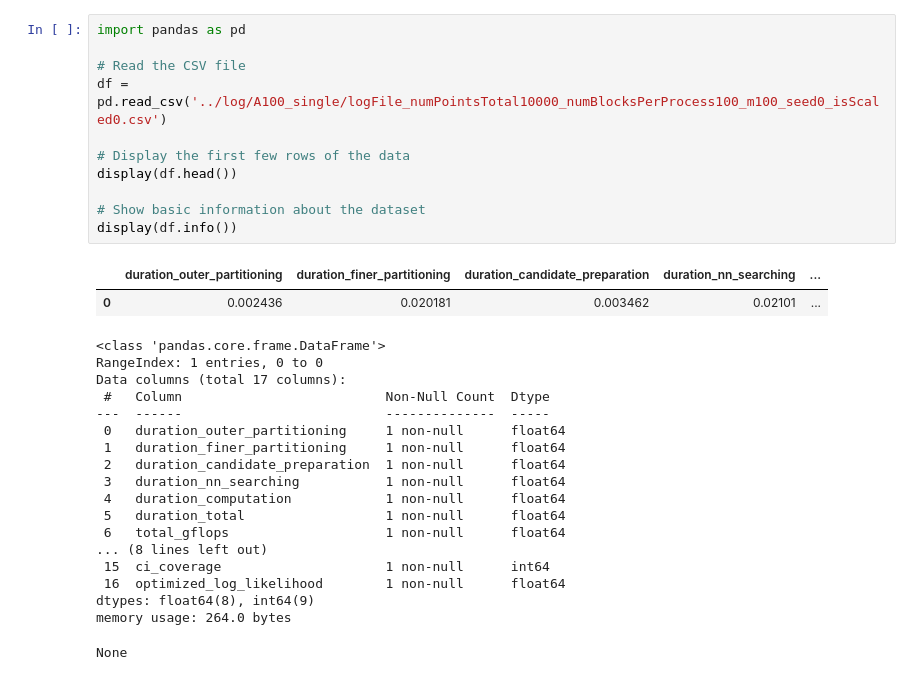
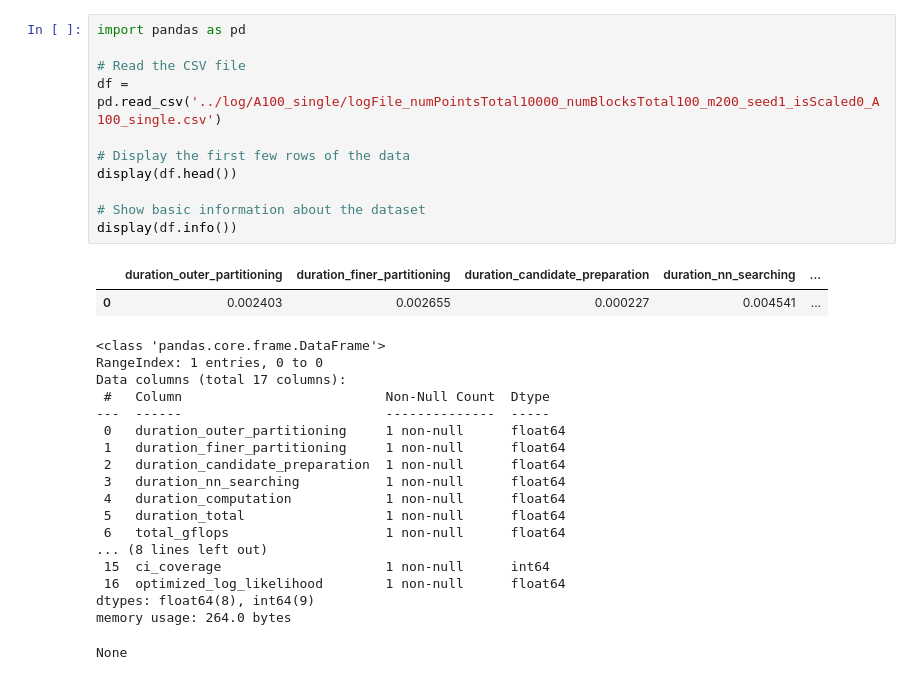
Before and after one commit to paper-code1/VecchiaConditionalExtremes, a Jupyter notebook: experiments/perf.ipynb, the cells around one changed output. Cells and saved outputs as stored; diff of their text form.

```diff
--- a/experiments/perf.ipynb
+++ b/experiments/perf.ipynb
@@ -1,17 +1,17 @@
 # %%
 import pandas as pd
 
 # Read the CSV file
-df = pd.read_csv('../log/A100_single/logFile_numPointsTotal10000_numBlocksPerProcess100_m100_seed0_isScaled0.csv')
+df = pd.read_csv('../log/A100_single/logFile_numPointsTotal10000_numBlocksTotal100_m200_seed1_isScaled0_A100_single.csv')
 
 # Display the first few rows of the data
 display(df.head())
 
 # Show basic information about the dataset
 display(df.info())
 # %% [output]
 |  | duration_outer_partitioning | duration_finer_partitioning | duration_candidate_preparation | duration_nn_searching | ... |
-| 0 | 0.002436 | 0.020181 | 0.003462 | 0.02101 | ... |
+| 0 | 0.002403 | 0.002655 | 0.000227 | 0.004541 | ... |
 <class 'pandas.core.frame.DataFrame'>
 RangeIndex: 1 entries, 0 to 0
 Data columns (total 17 columns):
```
Also changed, not shown: parts of 5 cells of this notebook, 15 other files.
